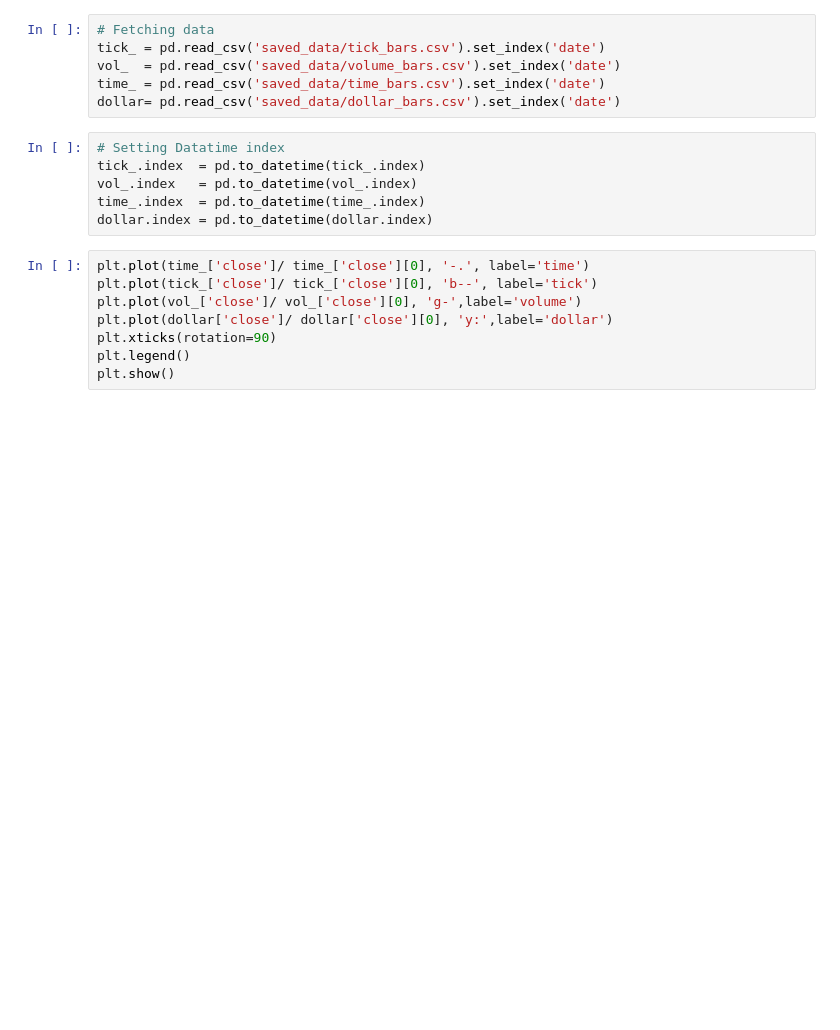
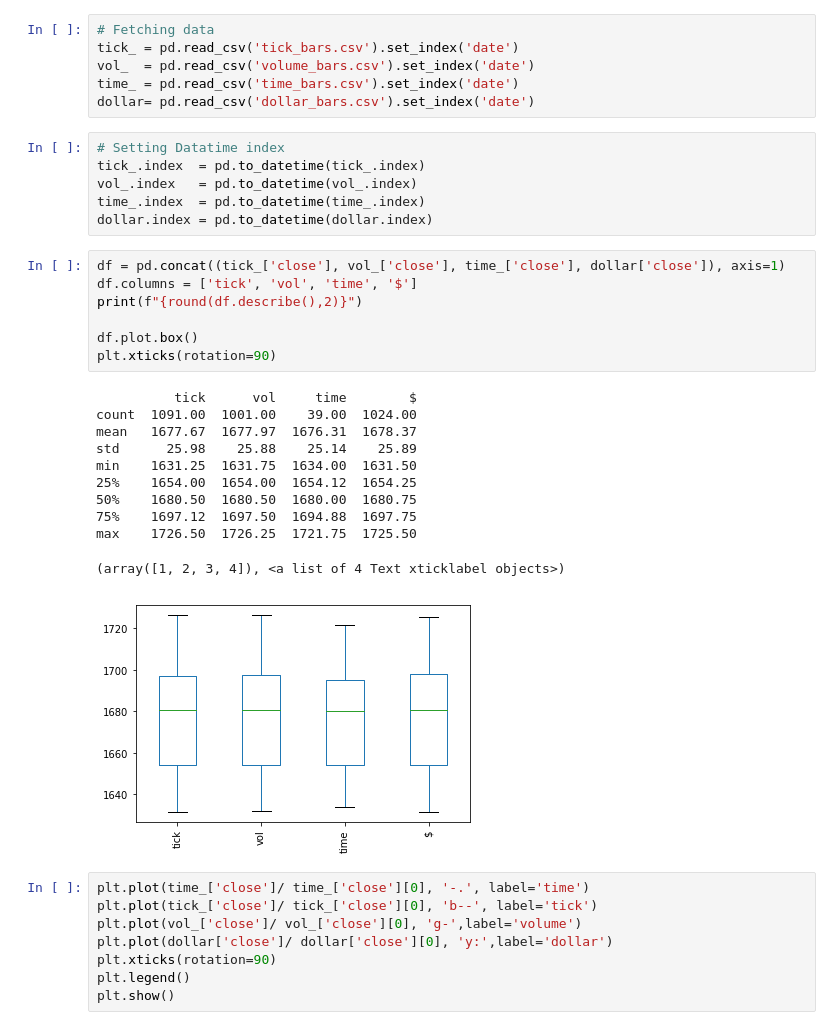
Before and after one commit to NeelkanthMehta/financial-data-structures, a Jupyter notebook: 2018_10_23-WQU_MsFE_650-assignment_01.ipynb, the cells around one changed output. Drawn from its saved outputs; the diff is of its cells as text; blank space fills up the shorter version.

Commit message:
Begun to update text

```diff
--- a/2018_10_23-WQU_MsFE_650-assignment_01.ipynb
+++ b/2018_10_23-WQU_MsFE_650-assignment_01.ipynb
@@ -11,15 +16,34 @@ import seaborn as sns
 # %%
 # Fetching data
-tick_ = pd.read_csv('saved_data/tick_bars.csv').set_index('date')
-vol_  = pd.read_csv('saved_data/volume_bars.csv').set_index('date')
-time_ = pd.read_csv('saved_data/time_bars.csv').set_index('date')
-dollar= pd.read_csv('saved_data/dollar_bars.csv').set_index('date')
+tick_ = pd.read_csv('tick_bars.csv').set_index('date')
+vol_  = pd.read_csv('volume_bars.csv').set_index('date')
+time_ = pd.read_csv('time_bars.csv').set_index('date')
+dollar= pd.read_csv('dollar_bars.csv').set_index('date')
 # %%
 # Setting Datatime index
 tick_.index  = pd.to_datetime(tick_.index)
 vol_.index   = pd.to_datetime(vol_.index)
 time_.index  = pd.to_datetime(time_.index)
 dollar.index = pd.to_datetime(dollar.index)
+# %%
+df = pd.concat((tick_['close'], vol_['close'], time_['close'], dollar['close']), axis=1)
+df.columns = ['tick', 'vol', 'time', '$']
+print(f"{round(df.describe(),2)}")
+
+df.plot.box()
+plt.xticks(rotation=90)
+# %% [output]
+          tick      vol     time        $
+count  1091.00  1001.00    39.00  1024.00
+mean   1677.67  1677.97  1676.31  1678.37
+std      25.98    25.88    25.14    25.89
+min    1631.25  1631.75  1634.00  1631.50
+25%    1654.00  1654.00  1654.12  1654.25
+50%    1680.50  1680.50  1680.00  1680.75
+75%    1697.12  1697.50  1694.88  1697.75
+max    1726.50  1726.25  1721.75  1725.50
+(array([1, 2, 3, 4]), <a list of 4 Text xticklabel objects>)
+[figure, added]
 # %%
 plt.plot(time_['close']/ time_['close'][0], '-.', label='time')
 plt.plot(tick_['close']/ tick_['close'][0], 'b--', label='tick')
```
Also changed, not shown: parts of 5 cells of this notebook.
